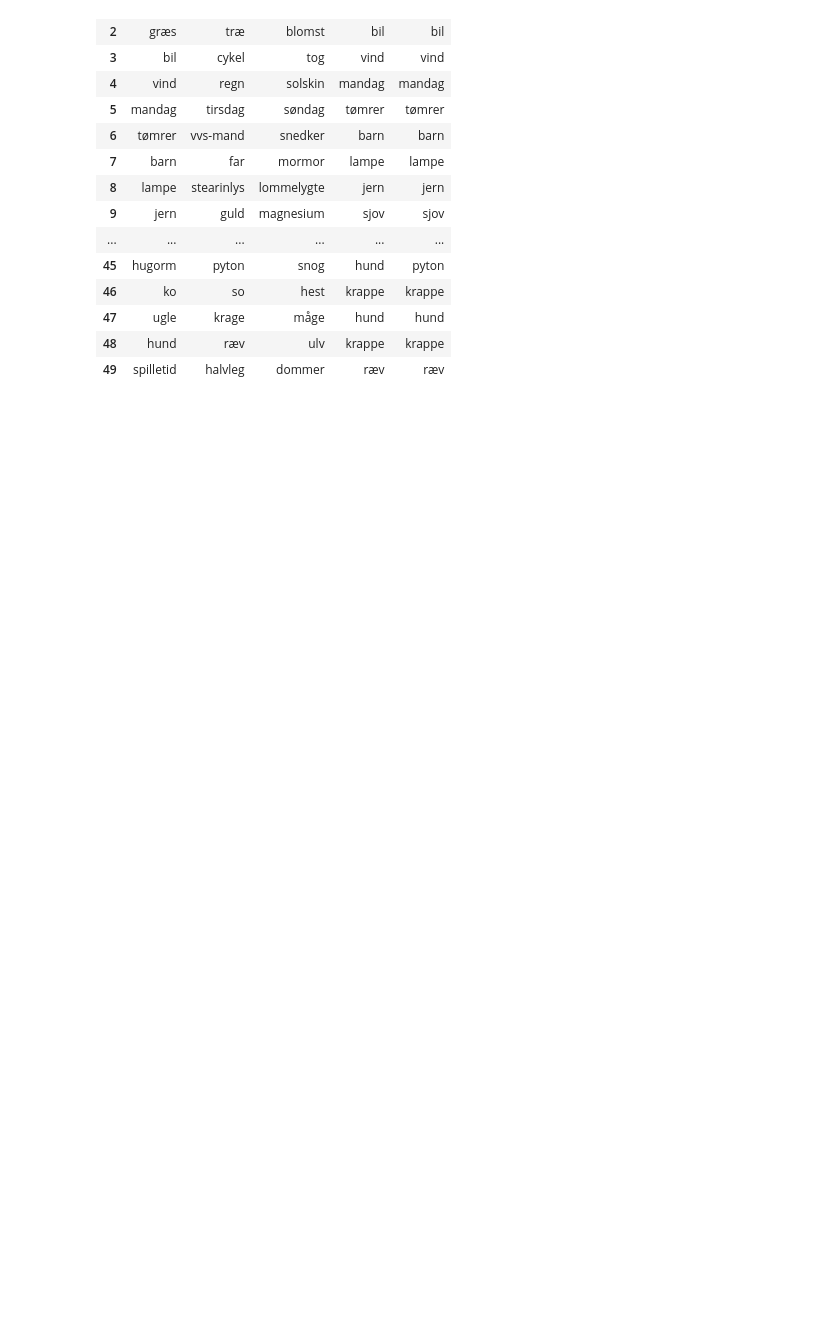
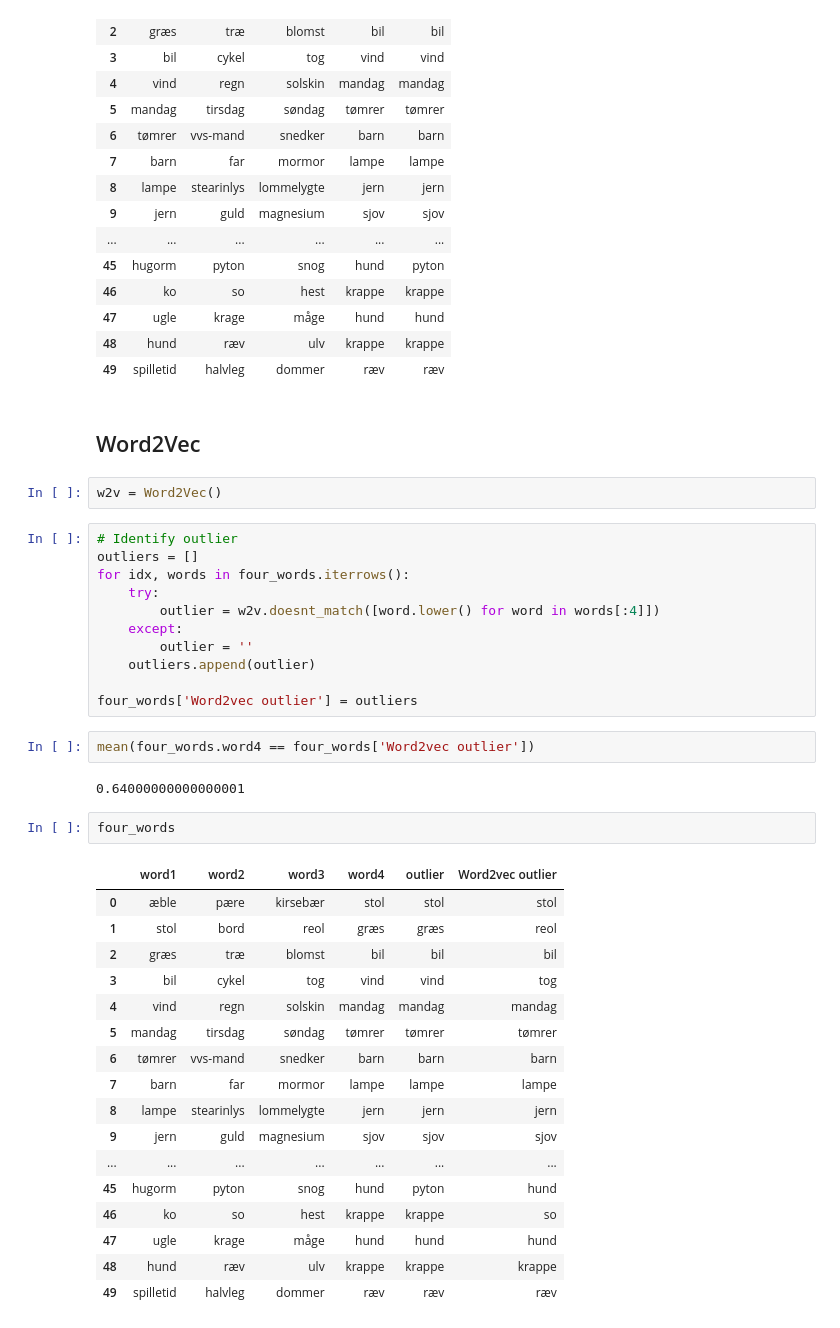
Before and after one commit to fnielsen/dasem, a Jupyter notebook: notebooks/four_words.ipynb, the cells around one changed output. Cells and saved outputs as stored; diff of their text form; blank space fills up the shorter version.

Commit message:
Add word2vec computations

```diff
--- a/notebooks/four_words.ipynb
+++ b/notebooks/four_words.ipynb
@@ -58,3 +59,43 @@ four_words
 | 47 | ugle | krage | måge | hund | hund |
 | 48 | hund | ræv | ulv | krappe | krappe |
 | 49 | spilletid | halvleg | dommer | ræv | ræv |
+# %% [markdown]
+Word2Vec
+--------
+# %%
+w2v = Word2Vec()
+# %%
+# Identify outlier
+outliers = []
+for idx, words in four_words.iterrows():
+    try:
+        outlier = w2v.doesnt_match([word.lower() for word in words[:4]])
+    except:
+        outlier = ''
+    outliers.append(outlier)
+
+four_words['Word2vec outlier'] = outliers
+# %%
+mean(four_words.word4 == four_words['Word2vec outlier'])
+# %% [output]
+0.64000000000000001
+# %%
+four_words
+# %% [output]
+|  | word1 | word2 | word3 | word4 | outlier | Word2vec outlier |
+| 0 | æble | pære | kirsebær | stol | stol | stol |
+| 1 | stol | bord | reol | græs | græs | reol |
+| 2 | græs | træ | blomst | bil | bil | bil |
+| 3 | bil | cykel | tog | vind | vind | tog |
+| 4 | vind | regn | solskin | mandag | mandag | mandag |
+| 5 | mandag | tirsdag | søndag | tømrer | tømrer | tømrer |
+| 6 | tømrer | vvs-mand | snedker | barn | barn | barn |
+| 7 | barn | far | mormor | lampe | lampe | lampe |
+| 8 | lampe | stearinlys | lommelygte | jern | jern | jern |
+| 9 | jern | guld | magnesium | sjov | sjov | sjov |
+| ... | ... | ... | ... | ... | ... | ... |
+| 45 | hugorm | pyton | snog | hund | pyton | hund |
+| 46 | ko | so | hest | krappe | krappe | so |
+| 47 | ugle | krage | måge | hund | hund | hund |
+| 48 | hund | ræv | ulv | krappe | krappe | krappe |
+| 49 | spilletid | halvleg | dommer | ræv | ræv | ræv |
```
Also changed, not shown: parts of 1 cell of this notebook.
